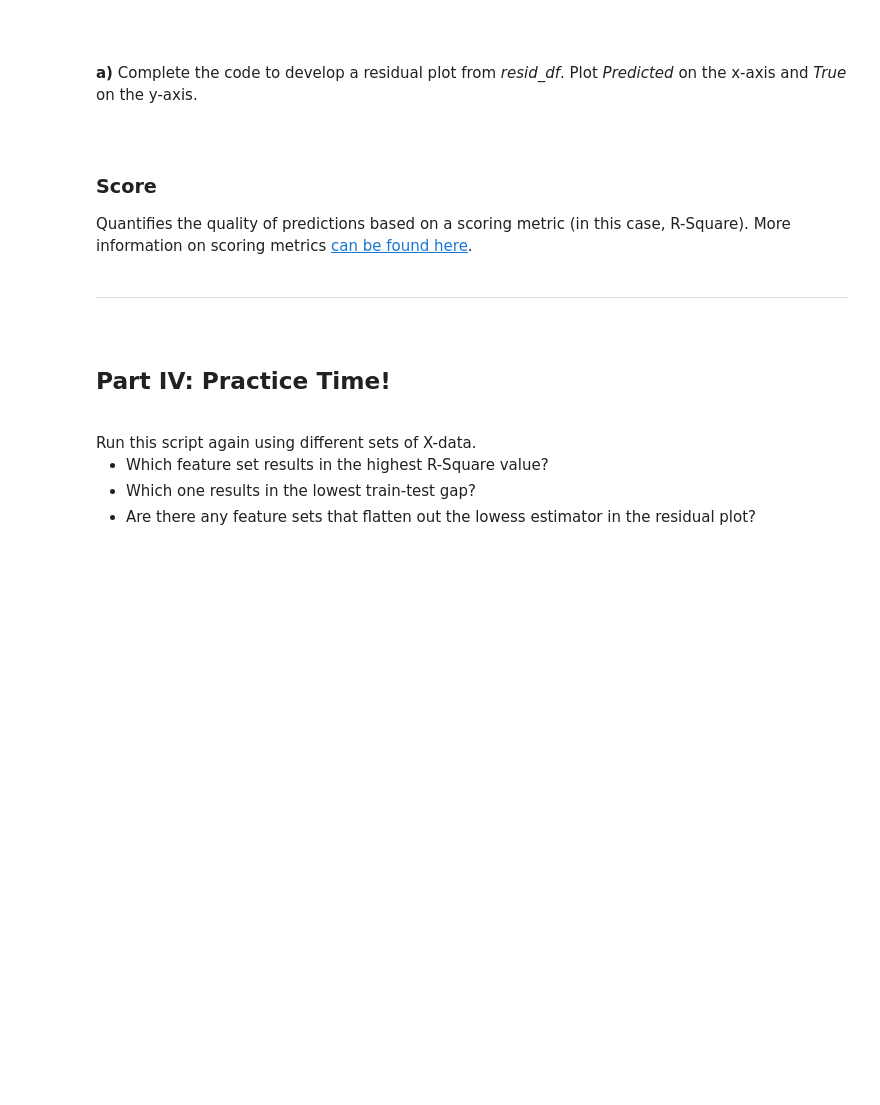
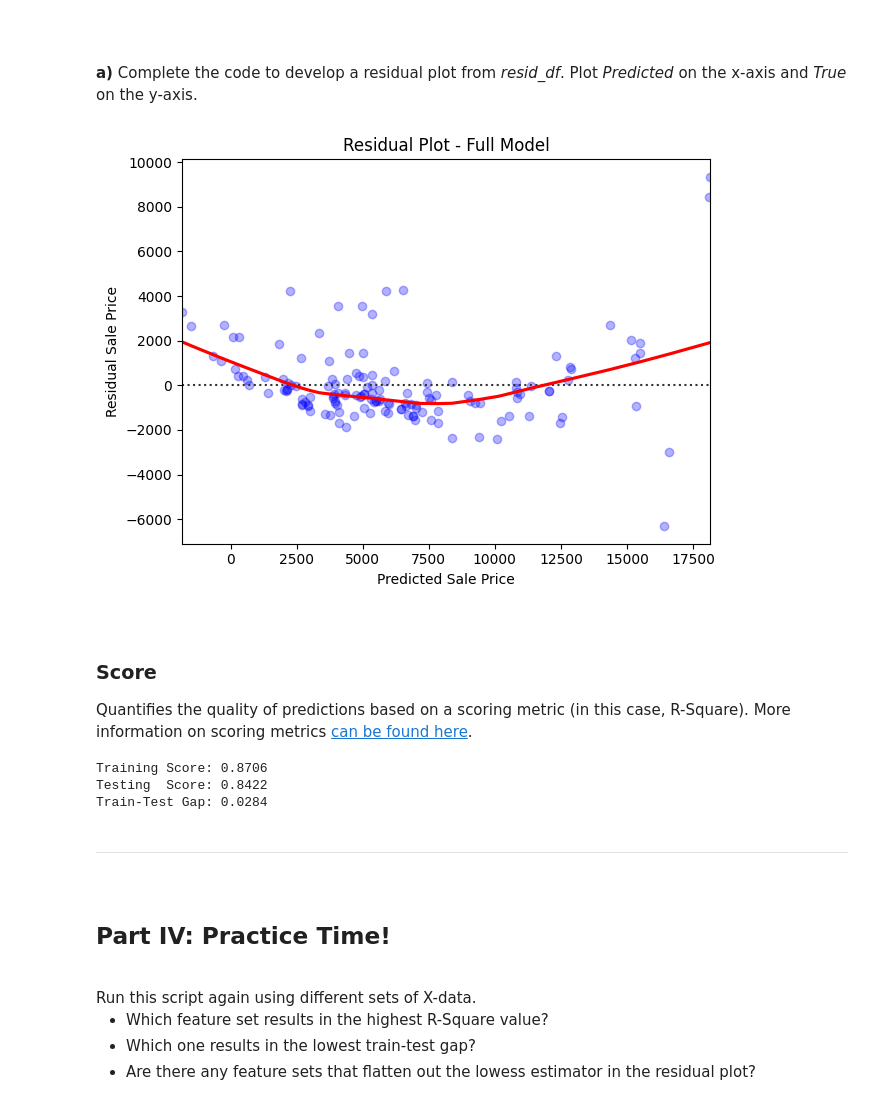
Before and after one commit to Knowasiak/A2_World_Region_Analysis, a Jupyter notebook: Script 04 - The Model Building Framework - Guided.ipynb, the cells around one changed output. Saved outputs shown, nothing was run; the diff lists cells and outputs as text; code cells hidden in the pictures; blank space fills up the shorter version.

```diff
--- a/Script 04 - The Model Building Framework - Guided.ipynb
+++ b/Script 04 - The Model Building Framework - Guided.ipynb
@@ -127,6 +164,6 @@ help(pd.get_dummies)
 # %%
 # one hot encoding categorical variables
-one_hot_channel = pd.____(data   = ____,
+one_hot_channel = pd.get_dummies(data   = diamonds['channel'],
                           prefix = 'channel',
                           dtype  = int)
 
@@ -167,9 +224,9 @@ diamonds2[ ['mall', 'independent', 'internet'] ].sum()
 Note that we are also dropping <em>channel</em> and <em>store</em> as they are currently not suitable for use in predicitive models.
 # %%
 # dropping features as needed
-diamonds = diamonds2.drop([_____,      # category to drop
-                           'channel',  # already factorized
-                           'store',    # not enough samples per store
+diamonds = diamonds2.drop(['independent', # category to drop
+                           'channel',     # already factorized
+                           'store'        # not enough samples per store
                           ], axis = 1)
 
 
@@ -196,7 +260,7 @@ Below we are selecting which feature sets to use. Notice that we do this for bot
 <strong>a) Complete the code below using <em>x_all</em>.</strong>
 # %%
 # x-data
-x_data = _____
+x_data = x_base
 
 # y_data
 y_data = y_original
@@ -368,24 +518,25 @@ resid_df.head(n = 5)
 <strong>a)</strong> Complete the code to develop a residual plot from <em>resid_df</em>. Plot <em>Predicted</em> on the x-axis and <em>True</em> on the y-axis.
 # %%
 # developing a residual plot
-sns.residplot(data        = _____,
-              x           = _____,
-              y           = _____,
+sns.residplot(x           = resid_df['Predicted'],
+              y           = resid_df['True'] - resid_df['Predicted'],
               lowess      = True,
               color       = 'blue',
               scatter_kws = {'alpha': 0.3},   # data point transparency
               line_kws    = {'color': 'red'}) # line color
 
 
 # title and axis labels
 plt.title(label   = "Residual Plot - Full Model")
 plt.xlabel(xlabel = "Predicted Sale Price")
 plt.ylabel(ylabel = "Residual Sale Price")
 
 
 # layout and rendering visual
 plt.tight_layout()
 plt.show()
+# %% [output]
+[figure, added]
 # %% [markdown]
 <br>
 <h3>Score</h3>
@@ -395,6 +546,10 @@ Quantifies the quality of predictions based on a scoring metric (in this case, R
 print('Training Score:', round(model.score(x_train, y_train), ndigits = 4))
 print('Testing  Score:', round(model.score(x_test, y_test),   ndigits = 4))
 print('Train-Test Gap:', model_gap)
+# %% [output]
+Training Score: 0.8706
+Testing  Score: 0.8422
+Train-Test Gap: 0.0284
 # %% [markdown]
 <hr style="height:.9px;border:none;color:#333;background-color:#333;" /><br>
 
```
Also changed, not shown: parts of 17 cells of this notebook.
